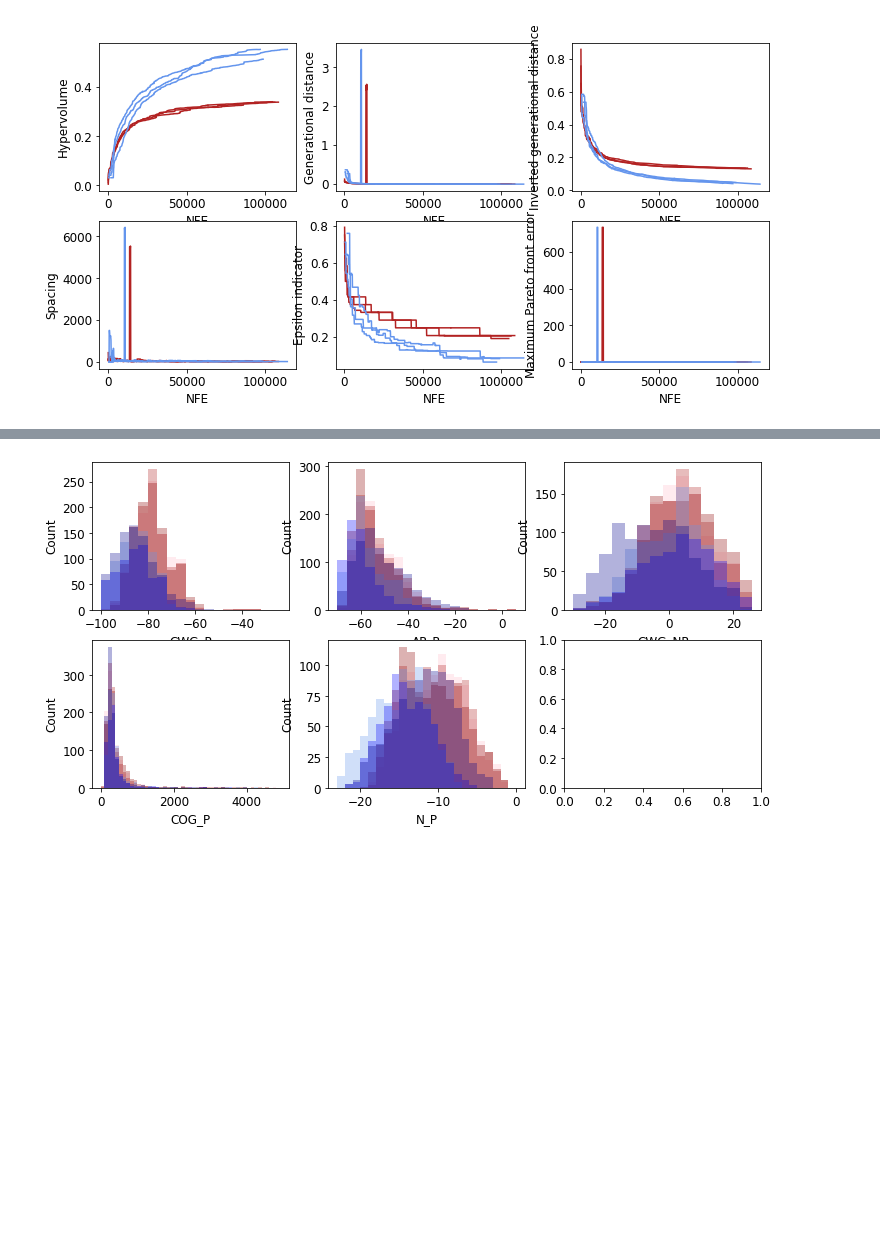
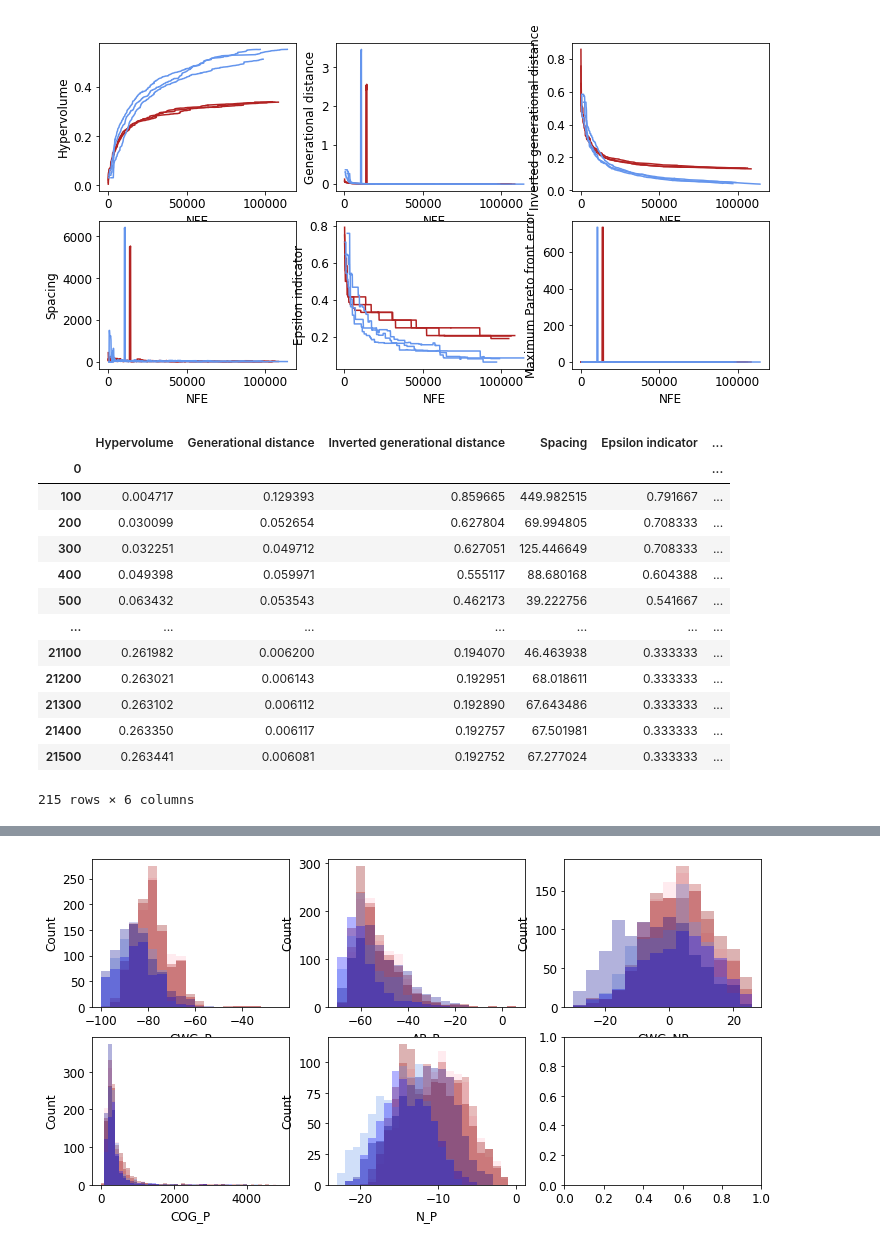
Before and after one commit to hbz5000/CALFEWS, a Jupyter notebook: MORDM_experiment/paper1/moo_analysis.ipynb, the cells around one changed output, grey strips where cells are left out. Cells and saved outputs as stored; diff of their text form; code cells hidden in the pictures; blank space fills up the shorter version.

```diff
--- a/MORDM_experiment/paper1/moo_analysis.ipynb
+++ b/MORDM_experiment/paper1/moo_analysis.ipynb
@@ -85,3 +89,20 @@ for c, col in enumerate(cols):
         k += 1
 # %% [output]
 [figure]
+# %%
+metrics[0]
+# %% [output]
+|  | Hypervolume | Generational distance | Inverted generational distance | Spacing | Epsilon indicator | ... |
+| 0 |  |  |  |  |  | ... |
+| 100 | 0.004717 | 0.129393 | 0.859665 | 449.982515 | 0.791667 | ... |
+| 200 | 0.030099 | 0.052654 | 0.627804 | 69.994805 | 0.708333 | ... |
+| 300 | 0.032251 | 0.049712 | 0.627051 | 125.446649 | 0.708333 | ... |
+| 400 | 0.049398 | 0.059971 | 0.555117 | 88.680168 | 0.604388 | ... |
+| 500 | 0.063432 | 0.053543 | 0.462173 | 39.222756 | 0.541667 | ... |
+| ... | ... | ... | ... | ... | ... | ... |
+| 21100 | 0.261982 | 0.006200 | 0.194070 | 46.463938 | 0.333333 | ... |
+| 21200 | 0.263021 | 0.006143 | 0.192951 | 68.018611 | 0.333333 | ... |
+| 21300 | 0.263102 | 0.006112 | 0.192890 | 67.643486 | 0.333333 | ... |
+| 21400 | 0.263350 | 0.006117 | 0.192757 | 67.501981 | 0.333333 | ... |
+| 21500 | 0.263441 | 0.006081 | 0.192752 | 67.277024 | 0.333333 | ... |
+215 rows × 6 columns
```
Also changed, not shown: parts of 5 cells of this notebook, 4 other files.
